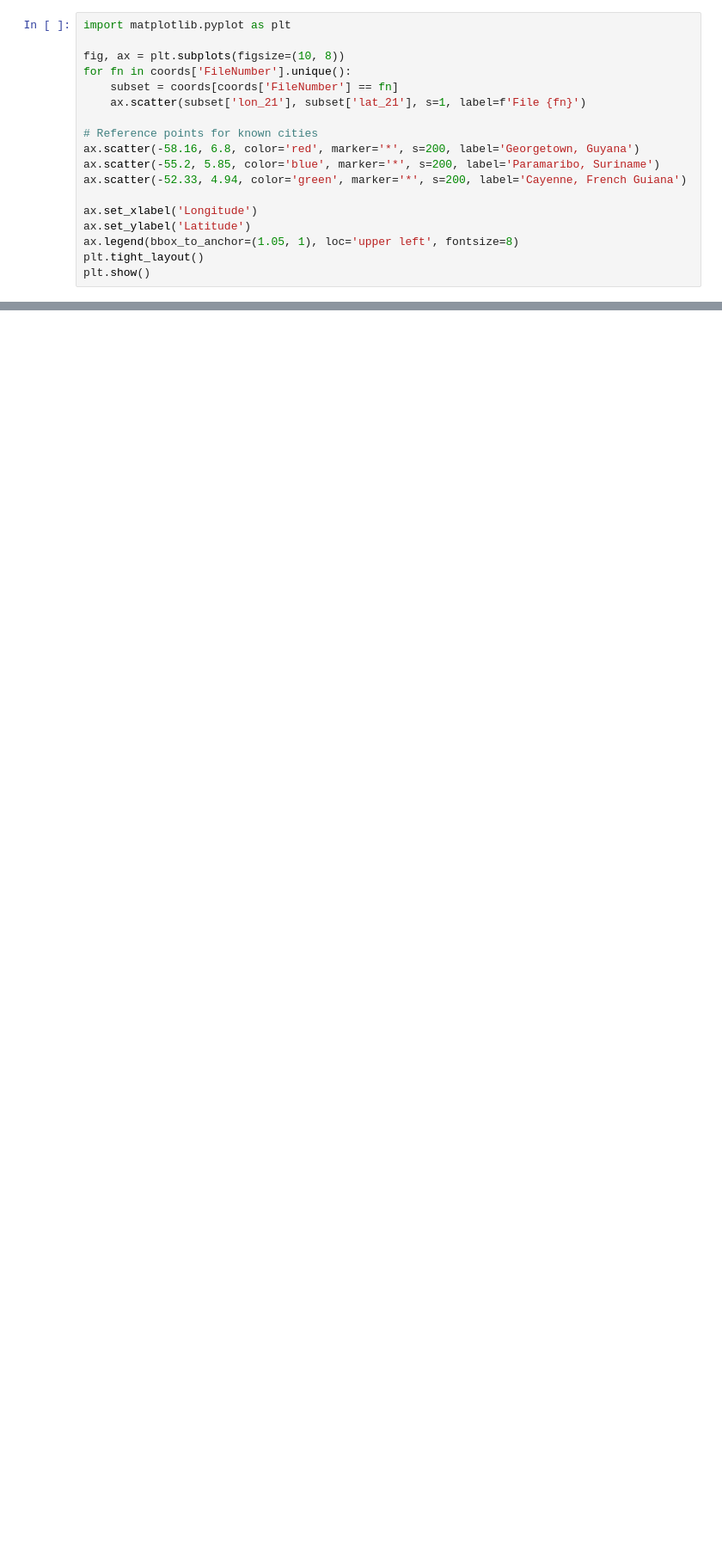
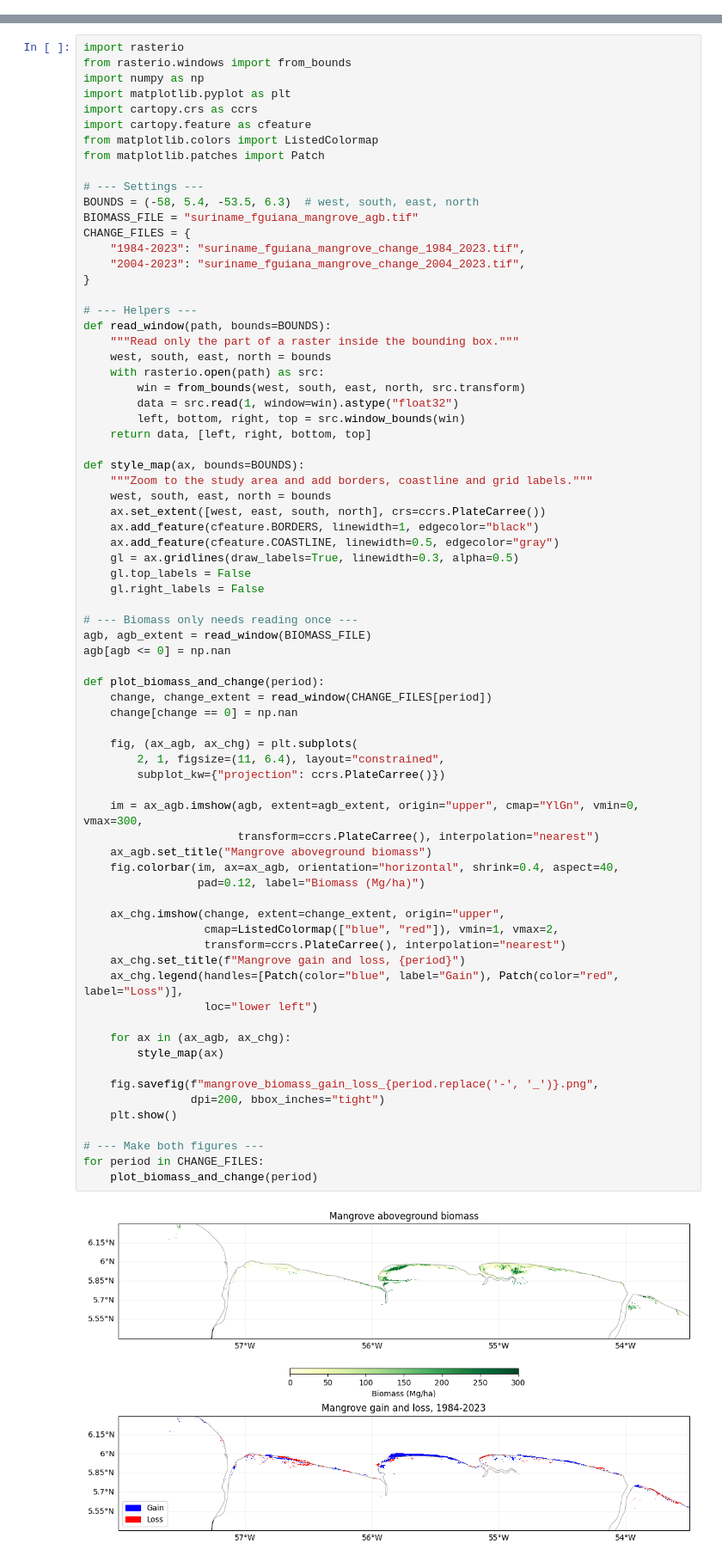
Before and after one commit to L1laBan3/Suriname-Mangrove-Project, a Jupyter notebook: InitialPlots.ipynb, the cells around one changed output, grey strips where cells are left out. Shown at 86% size. Cells and saved outputs as stored; diff of their text form; blank space fills up the shorter version.

Commit message:
Redoing figure

```diff
--- a/InitialPlots.ipynb
+++ b/InitialPlots.ipynb
@@ -421,18 +338,0 @@ FileNumber
-# %%
-import matplotlib.pyplot as plt
-
-fig, ax = plt.subplots(figsize=(10, 8))
-for fn in coords['FileNumber'].unique():
-    subset = coords[coords['FileNumber'] == fn]
-    ax.scatter(subset['lon_21'], subset['lat_21'], s=1, label=f'File {fn}')
-
-# Reference points for known cities
-ax.scatter(-58.16, 6.8, color='red', marker='*', s=200, label='Georgetown, Guyana')
-ax.scatter(-55.2, 5.85, color='blue', marker='*', s=200, label='Paramaribo, Suriname')
-ax.scatter(-52.33, 4.94, color='green', marker='*', s=200, label='Cayenne, French Guiana')
-
-ax.set_xlabel('Longitude')
-ax.set_ylabel('Latitude')
-ax.legend(bbox_to_anchor=(1.05, 1), loc='upper left', fontsize=8)
-plt.tight_layout()
-plt.show()
@@ -608,0 +339,75 @@ plt.show()
+# %%
+import rasterio
+from rasterio.windows import from_bounds
+import numpy as np
+import matplotlib.pyplot as plt
+import cartopy.crs as ccrs
+import cartopy.feature as cfeature
+from matplotlib.colors import ListedColormap
+from matplotlib.patches import Patch
+
+# --- Settings ---
+BOUNDS = (-58, 5.4, -53.5, 6.3)  # west, south, east, north
+BIOMASS_FILE = "suriname_fguiana_mangrove_agb.tif"
+CHANGE_FILES = {
+    "1984-2023": "suriname_fguiana_mangrove_change_1984_2023.tif",
+    "2004-2023": "suriname_fguiana_mangrove_change_2004_2023.tif",
+}
+
+# --- Helpers ---
+def read_window(path, bounds=BOUNDS):
+    """Read only the part of a raster inside the bounding box."""
+    west, south, east, north = bounds
+    with rasterio.open(path) as src:
+        win = from_bounds(west, south, east, north, src.transform)
+        data = src.read(1, window=win).astype("float32")
+        left, bottom, right, top = src.window_bounds(win)
+    return data, [left, right, bottom, top]
+
+def style_map(ax, bounds=BOUNDS):
+    """Zoom to the study area and add borders, coastline and grid labels."""
+    west, south, east, north = bounds
+    ax.set_extent([west, east, south, north], crs=ccrs.PlateCarree())
+    ax.add_feature(cfeature.BORDERS, linewidth=1, edgecolor="black")
+    ax.add_feature(cfeature.COASTLINE, linewidth=0.5, edgecolor="gray")
+    gl = ax.gridlines(draw_labels=True, linewidth=0.3, alpha=0.5)
+    gl.top_labels = False
+    gl.right_labels = False
+
+# --- Biomass only needs reading once ---
+agb, agb_extent = read_window(BIOMASS_FILE)
+agb[agb <= 0] = np.nan
+
+def plot_biomass_and_change(period):
+    change, change_extent = read_window(CHANGE_FILES[period])
+    change[change == 0] = np.nan
+
+    fig, (ax_agb, ax_chg) = plt.subplots(
+        2, 1, figsize=(11, 6.4), layout="constrained",
+        subplot_kw={"projection": ccrs.PlateCarree()})
+
+    im = ax_agb.imshow(agb, extent=agb_extent, origin="upper", cmap="YlGn", vmin=0, vmax=300,
+                       transform=ccrs.PlateCarree(), interpolation="nearest")
+    ax_agb.set_title("Mangrove aboveground biomass")
+    fig.colorbar(im, ax=ax_agb, orientation="horizontal", shrink=0.4, aspect=40,
+                 pad=0.12, label="Biomass (Mg/ha)")
+
+    ax_chg.imshow(change, extent=change_extent, origin="upper",
+                  cmap=ListedColormap(["blue", "red"]), vmin=1, vmax=2,
+                  transform=ccrs.PlateCarree(), interpolation="nearest")
+    ax_chg.set_title(f"Mangrove gain and loss, {period}")
+    ax_chg.legend(handles=[Patch(color="blue", label="Gain"), Patch(color="red", label="Loss")],
+                  loc="lower left")
+
+    for ax in (ax_agb, ax_chg):
+        style_map(ax)
+
+    fig.savefig(f"mangrove_biomass_gain_loss_{period.replace('-', '_')}.png",
+                dpi=200, bbox_inches="tight")
+    plt.show()
+
+# --- Make both figures ---
+for period in CHANGE_FILES:
+    plot_biomass_and_change(period)
+# %% [output]
+[figure, added]
```
Also changed, not shown: parts of 16 cells of this notebook, 9 other files.
